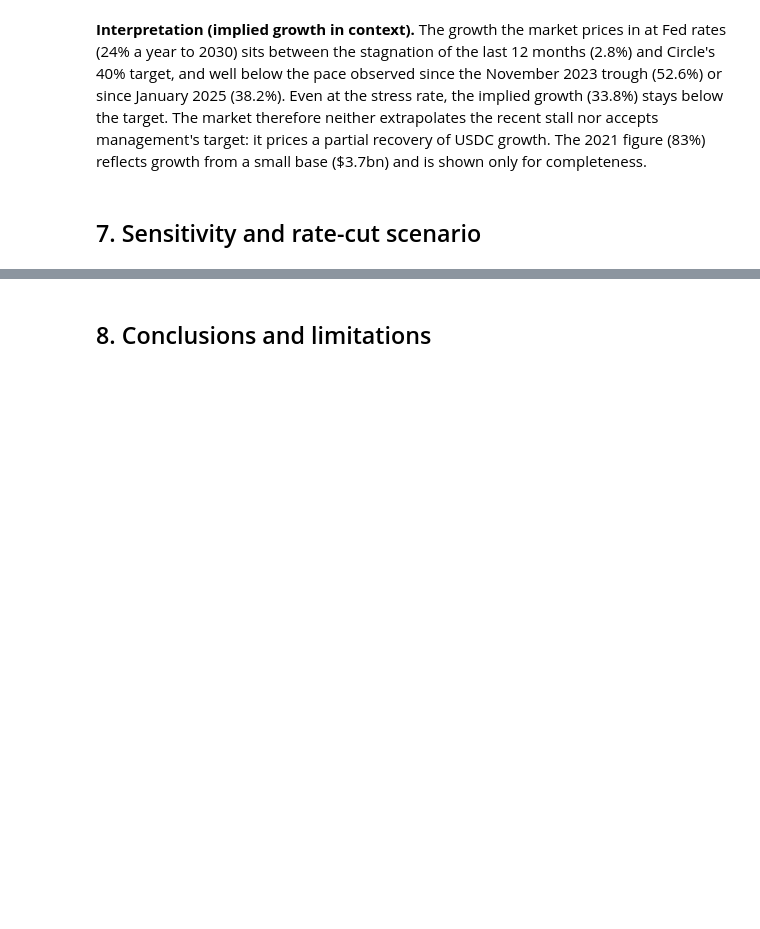
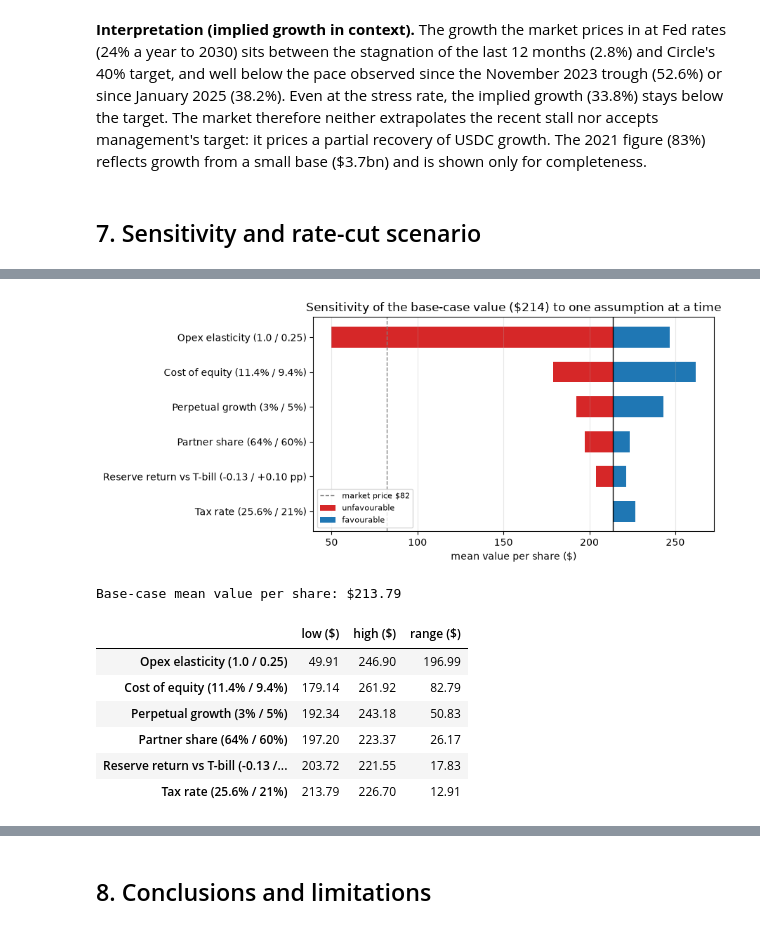
Before and after one commit to ChristopheAbelem/circle-valuation, a Jupyter notebook: notebooks/circle_valuation.ipynb, the cells around one changed output, grey strips where cells are left out. Cells and saved outputs as stored; diff of their text form; code cells hidden in the pictures; blank space fills up the shorter version.

Commit message:
Add section 7: scenarios, sensitivity and rate-cut scenario

```diff
--- a/notebooks/circle_valuation.ipynb
+++ b/notebooks/circle_valuation.ipynb
@@ -1083,0 +1116,54 @@ context
+# %%
+# One-at-a-time sensitivity of the mean value per share (base case paths; every other assumption at its base value)
+def value_with(dist=None, elasticity=None, tax=None, ke=KE, g=G, spread=0.0, r=r_sim, S=S_sim):
+    """Mean value per share with some assumptions changed. spread is subtracted from the reserve return."""
+    global DIST_SHARE, OPEX_ELASTICITY, TAX_RATE
+    saved = (DIST_SHARE, OPEX_ELASTICITY, TAX_RATE)
+    DIST_SHARE = saved[0] if dist is None else dist
+    OPEX_ELASTICITY = saved[1] if elasticity is None else elasticity
+    TAX_RATE = saved[2] if tax is None else tax
+    try:
+        fcff = cash_flows(r - spread, S)["fcff"]
+    finally:
+        DIST_SHARE, OPEX_ELASTICITY, TAX_RATE = saved
+    pv_f, pv_t = firm_value(fcff, ke=ke, g=g)
+    return (np.maximum(pv_f + pv_t + CORP_CASH + INVESTMENTS - DEBT, 0) / SHARES_DIL).mean()
+
+base_value = value_with()
+tests = {  # assumption (unfavourable / favourable value): (unfavourable setting, favourable setting)
+    "Opex elasticity (1.0 / 0.25)":                (dict(elasticity=1.0), dict(elasticity=0.25)),
+    "Cost of equity (11.4% / 9.4%)":               (dict(ke=KE + 0.01), dict(ke=KE - 0.01)),
+    "Perpetual growth (3% / 5%)":                  (dict(g=G - 0.01), dict(g=G + 0.01)),
+    "Partner share (64% / 60%)":                   (dict(dist=0.64), dict(dist=0.60)),
+    "Reserve return vs T-bill (-0.13 / +0.10 pp)": (dict(spread=0.0013), dict(spread=-0.0010)),
+    "Tax rate (25.6% / 21%)":                      (dict(), dict(tax=0.21)),
+}
+tornado = pd.DataFrame({k: {"low ($)": value_with(**lo), "high ($)": value_with(**hi)} for k, (lo, hi) in tests.items()}).T
+tornado["range ($)"] = tornado["high ($)"] - tornado["low ($)"]
+tornado = tornado.sort_values("range ($)")
+
+fig, ax = plt.subplots(figsize=(9, 4))
+y = np.arange(len(tornado))
+ax.barh(y, tornado["low ($)"] - base_value, left=base_value, color="tab:red", height=0.6, label="unfavourable")
+ax.barh(y, tornado["high ($)"] - base_value, left=base_value, color="tab:blue", height=0.6, label="favourable")
+ax.axvline(base_value, color="black", lw=1)
+ax.axvline(PRICE, color="gray", ls="--", lw=1, label=f"market price \\${PRICE:.0f}")
+ax.set_yticks(y, tornado.index)
+ax.set_xlabel("mean value per share (\\$)")
+ax.set_title(f"Sensitivity of the base-case value (\\${base_value:.0f}) to one assumption at a time")
+ax.grid(axis="x", alpha=0.3); ax.legend(fontsize=8, loc="lower left")
+plt.tight_layout()
+plt.show()
+
+print(f"Base-case mean value per share: ${base_value:.2f}")
+tornado.sort_values("range ($)", ascending=False)
+# %% [output]
+[figure, added]
+Base-case mean value per share: $213.79
+|  | low ($) | high ($) | range ($) |
+| Opex elasticity (1.0 / 0.25) | 49.91 | 246.90 | 196.99 |
+| Cost of equity (11.4% / 9.4%) | 179.14 | 261.92 | 82.79 |
+| Perpetual growth (3% / 5%) | 192.34 | 243.18 | 50.83 |
+| Partner share (64% / 60%) | 197.20 | 223.37 | 26.17 |
+| Reserve return vs T-bill (-0.13 /... | 203.72 | 221.55 | 17.83 |
+| Tax rate (25.6% / 21%) | 213.79 | 226.70 | 12.91 |
```
Also changed, not shown: parts of 10 cells of this notebook.
